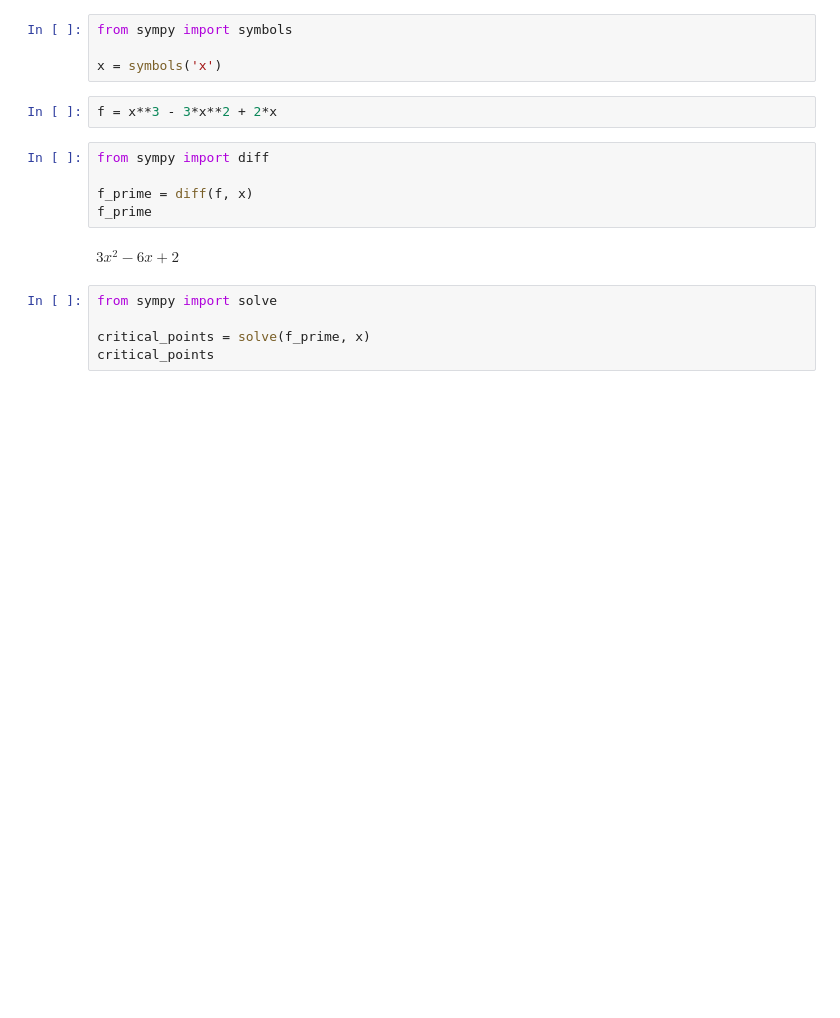
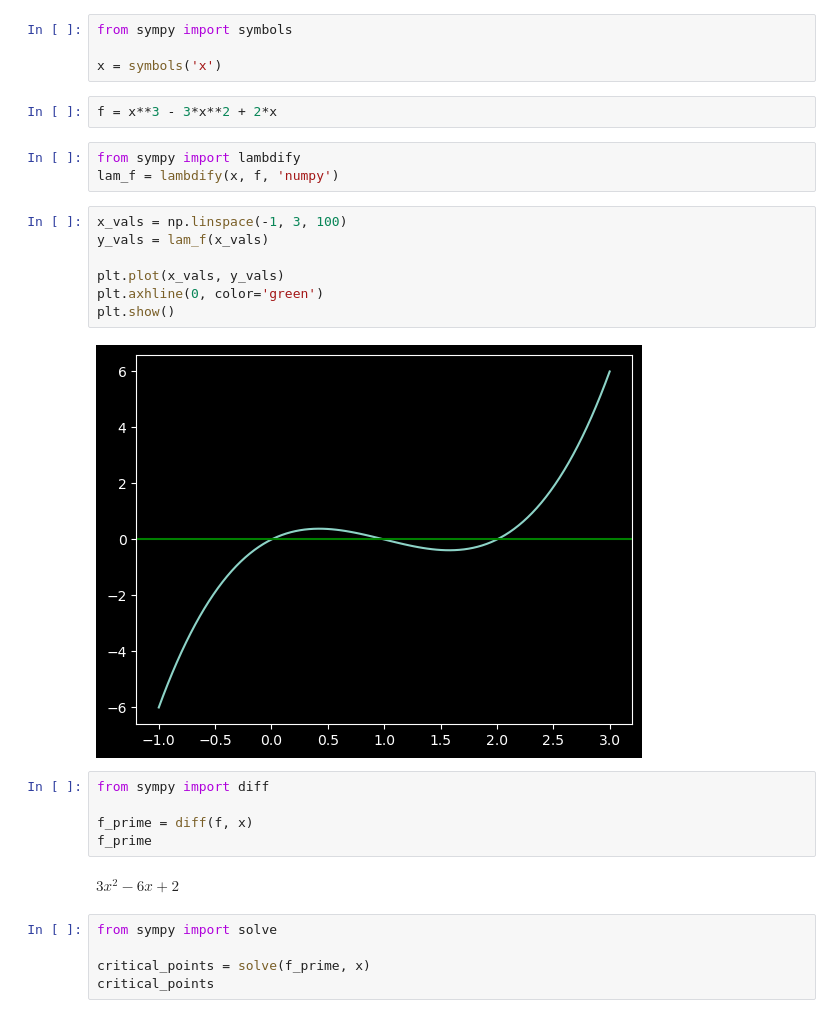
Before and after one commit to julihocc/infotec-propedeutico-recursos, a Jupyter notebook: Módulo 4 Cálculo/04-01-calculo-diferencial.ipynb, the cells around one changed output. Saved outputs shown, nothing was run; the diff lists cells and outputs as text; blank space fills up the shorter version.

```diff
--- a/Módulo 4 Cálculo/04-01-calculo-diferencial.ipynb
+++ b/Módulo 4 Cálculo/04-01-calculo-diferencial.ipynb
@@ -87,6 +151,18 @@ from sympy import symbols
 x = symbols('x')
 # %%
 f = x**3 - 3*x**2 + 2*x
+# %%
+from sympy import lambdify
+lam_f = lambdify(x, f, 'numpy')
+# %%
+x_vals = np.linspace(-1, 3, 100)
+y_vals = lam_f(x_vals)
+
+plt.plot(x_vals, y_vals)
+plt.axhline(0, color='green')
+plt.show()
+# %% [output]
+[figure, added]
 # %%
 from sympy import diff
 
```
Also changed, not shown: parts of 34 cells of this notebook.
